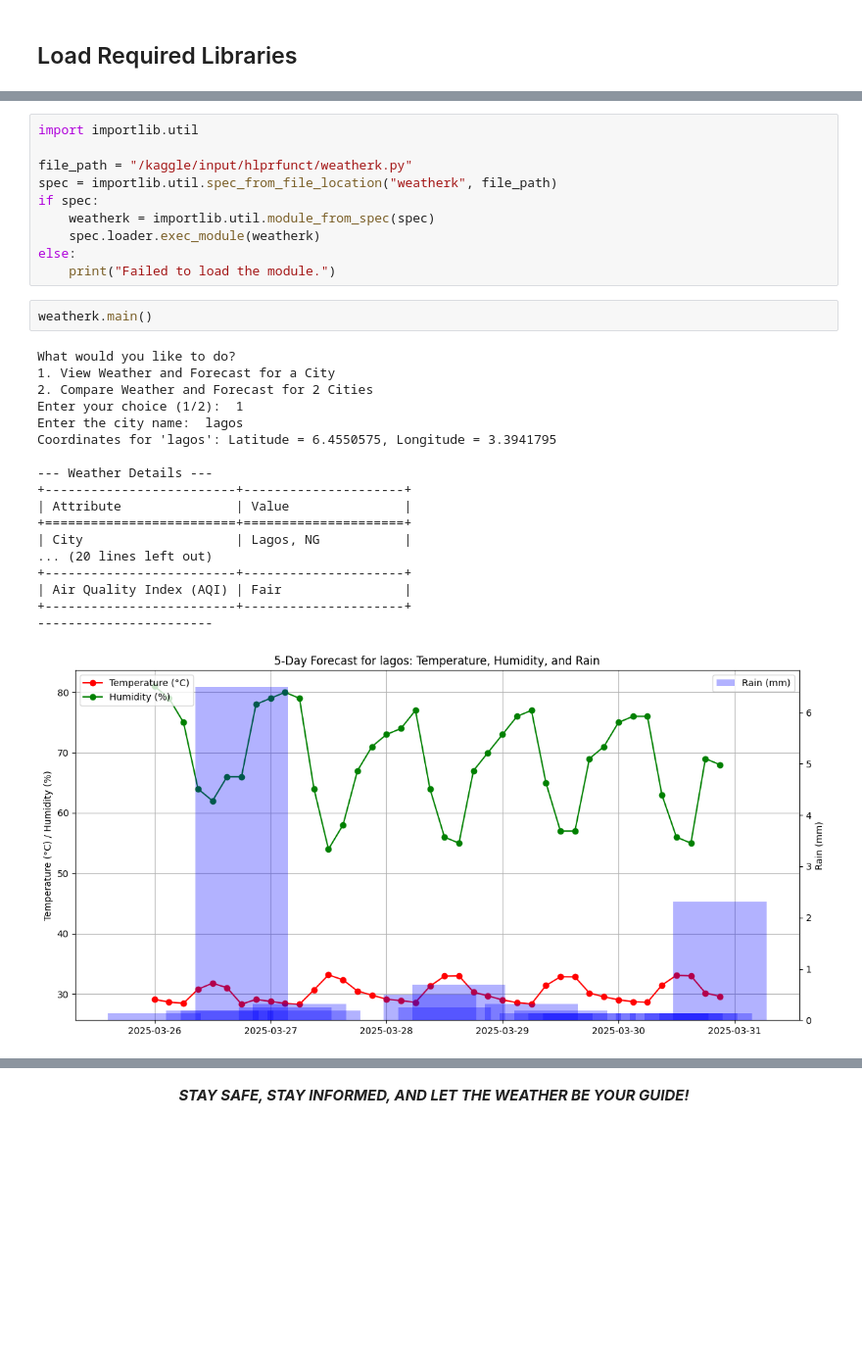
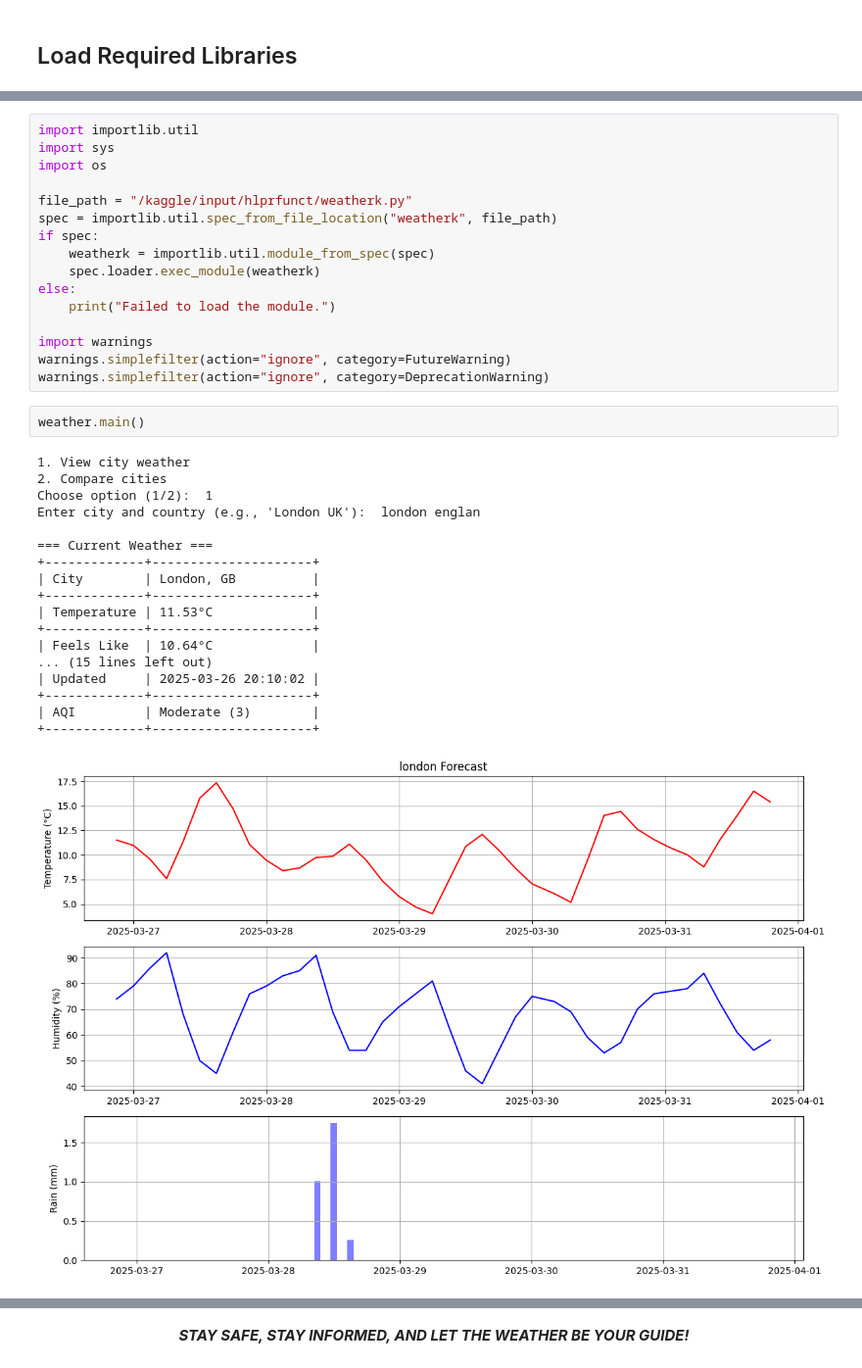
Before and after one commit to AnnieFiB/OtherProjects, a Jupyter notebook: DataAnalysis/notebooks/WeatherAPP - userinput.ipynb, the cells around one changed output, grey strips where cells are left out. Shown: that part at 98% size. Cells and saved outputs as stored; diff of their text form; blank space fills up the shorter version.

```diff
--- a/DataAnalysis/notebooks/WeatherAPP - userinput.ipynb
+++ b/DataAnalysis/notebooks/WeatherAPP - userinput.ipynb
@@ -23,5 +23,7 @@ warnings.simplefilter(action="ignore", category=DeprecationWarning)
 # %%
 import importlib.util
+import sys
+import os
 
 file_path = "/kaggle/input/hlprfunct/weatherk.py"
 spec = importlib.util.spec_from_file_location("weatherk", file_path)
@@ -30,24 +32,28 @@ if spec:
     spec.loader.exec_module(weatherk)
 else:
     print("Failed to load the module.")
+
+import warnings
+warnings.simplefilter(action="ignore", category=FutureWarning)
+warnings.simplefilter(action="ignore", category=DeprecationWarning)
 # %%
-weatherk.main()
+weather.main()
 # %% [output]
-What would you like to do?
-1. View Weather and Forecast for a City
-2. Compare Weather and Forecast for 2 Cities
-Enter your choice (1/2):  1
-Enter the city name:  lagos
-Coordinates for 'lagos': Latitude = 6.4550575, Longitude = 3.3941795
+1. View city weather
+2. Compare cities
+Choose option (1/2):  1
+Enter city and country (e.g., 'London UK'):  london englan
 
---- Weather Details ---
-+-------------------------+---------------------+
-| Attribute               | Value               |
-+=========================+=====================+
-| City                    | Lagos, NG           |
-... (20 lines left out)
-+-------------------------+---------------------+
-| Air Quality Index (AQI) | Fair                |
-+-------------------------+---------------------+
------------------------
+=== Current Weather ===
++-------------+---------------------+
+| City        | London, GB          |
++-------------+---------------------+
+| Temperature | 11.53°C             |
++-------------+---------------------+
+| Feels Like  | 10.64°C             |
+... (15 lines left out)
+| Updated     | 2025-03-26 20:10:02 |
++-------------+---------------------+
+| AQI         | Moderate (3)        |
++-------------+---------------------+
-[figure, old version]
+[figure, new version]
```
Also changed, not shown: parts of 3 cells of this notebook, 5 other files.
